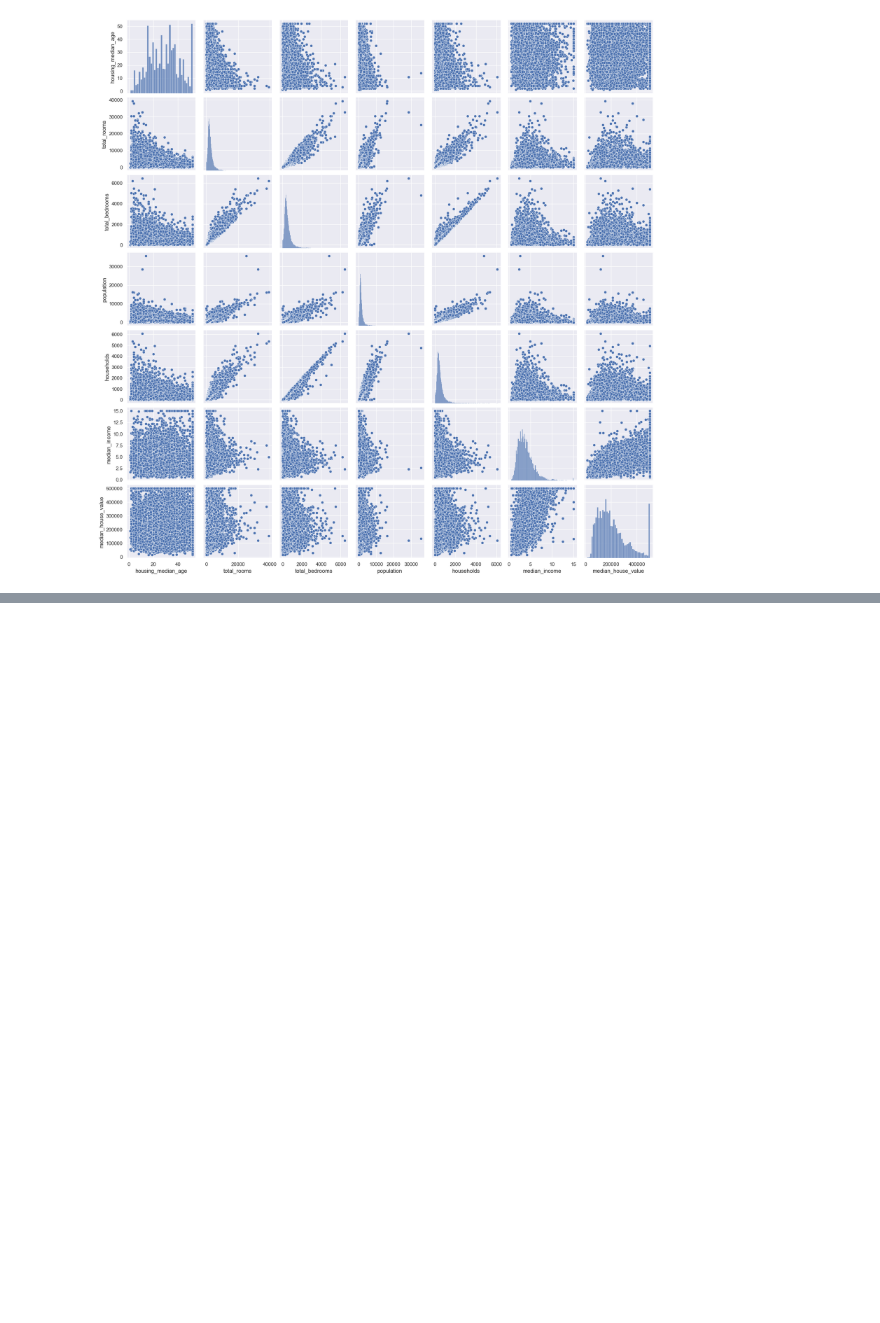
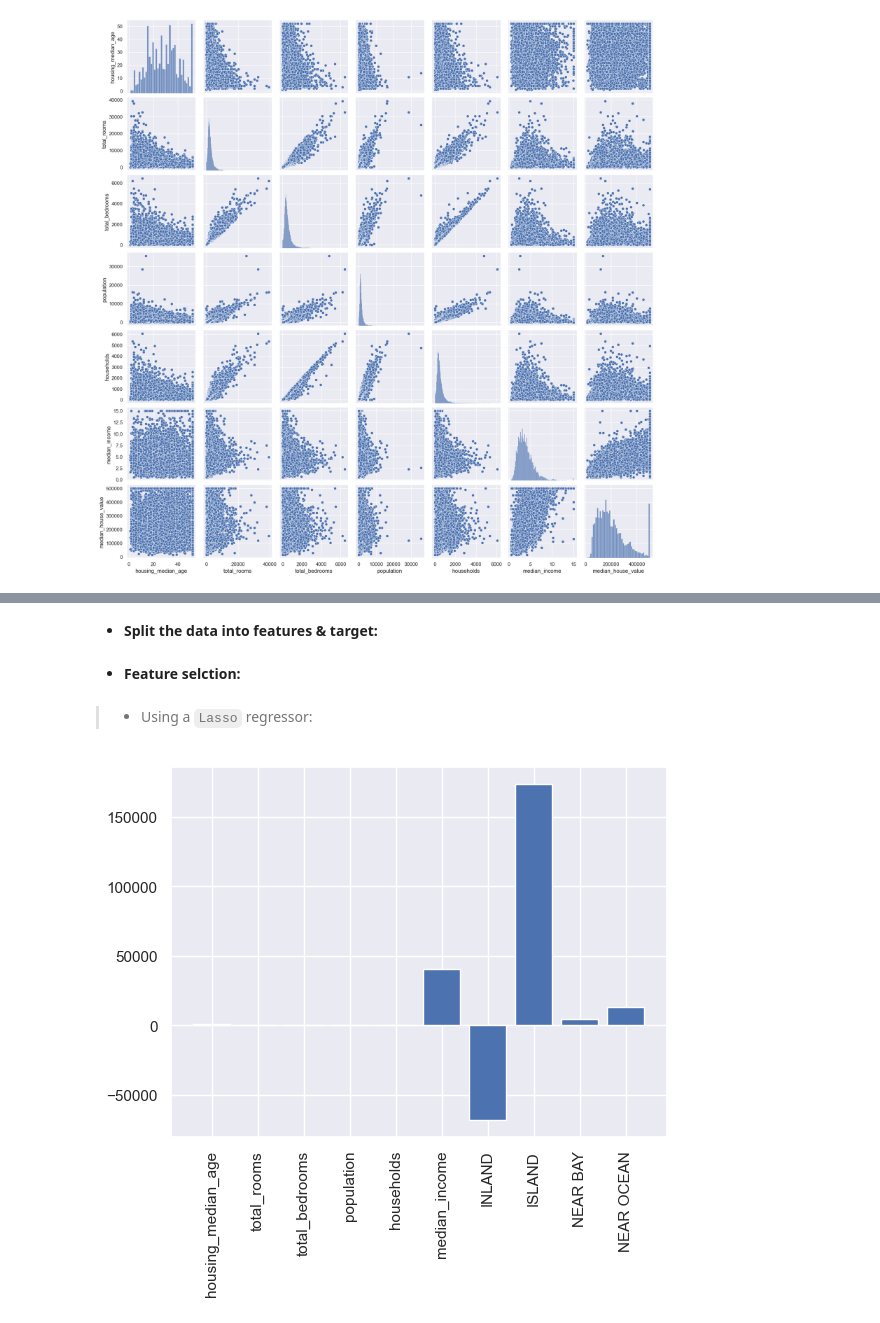
Before and after one commit to mohebmaher/GDSC-Core-Team-Training, a Jupyter notebook: Assignment-05/assignment_05.ipynb, the cells around one changed output, grey strips where cells are left out. Cells and saved outputs as stored; diff of their text form; code cells hidden in the pictures; blank space fills up the shorter version.

```diff
--- a/Assignment-05/assignment_05.ipynb
+++ b/Assignment-05/assignment_05.ipynb
@@ -130,6 +152,9 @@ Name: count, dtype: int64
 # %%
 # Drop the redundant columns:
 cal_housing_prices.drop(columns=["longitude", "latitude"], inplace=True)
+# %%
+# Drop all rows with missing values:
+cal_housing_prices.dropna(inplace=True)
 # %%
 # Memory usage for ocean_proximity column:
 (a := cal_housing_prices["ocean_proximity"].memory_usage())
@@ -177,0 +197,7 @@ session
+# %%
+cal_housing_prices_encoded = pd.get_dummies(
+    data = cal_housing_prices,
+    columns=["ocean_proximity"],
+    prefix="", prefix_sep="",
+    drop_first=True, dtype=int
+)
@@ -177,0 +213,24 @@ session
+# %% [markdown]
+- **Split the data into features & target:**
+# %%
+X = cal_housing_prices_encoded.drop(columns="median_house_value")
+y = cal_housing_prices_encoded["median_house_value"]
+# %% [markdown]
+- **Feature selction:**
+# %% [markdown]
+> - Using a `Lasso` regressor:
+# %%
+# Instantiate the estimator:
+lasso = Lasso(alpha=0.1)
+lasso.fit(X, y)
+
+# Get columns and coeffs:
+cols = X.columns
+lass_coeffs = lasso.coef_
+
+# Plot the significance of each featue:
+plt.bar(cols, lass_coeffs)
+plt.xticks(rotation=90)
+plt.show()
+# %% [output]
+[figure, added]
```
Also changed, not shown: parts of 37 cells of this notebook.
